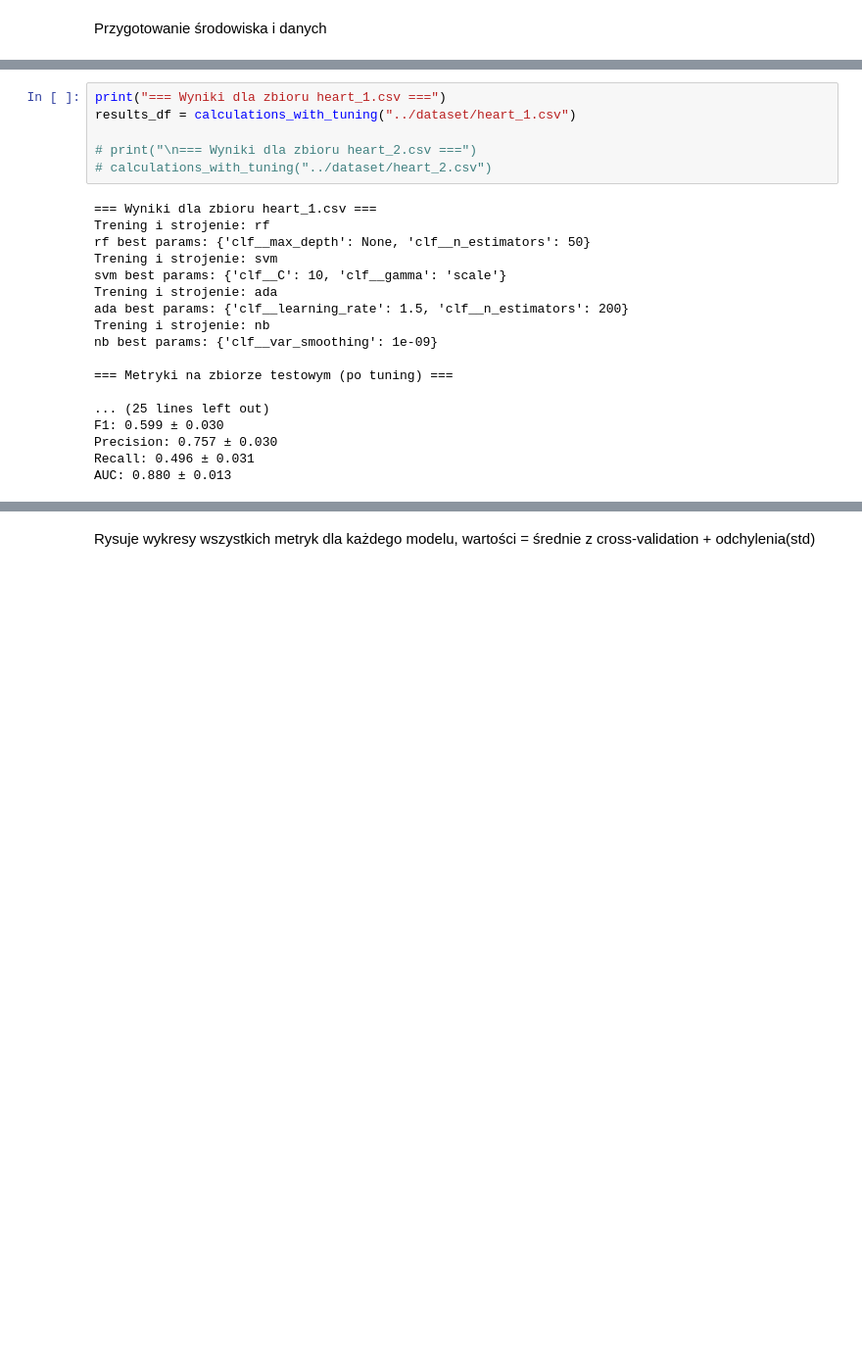
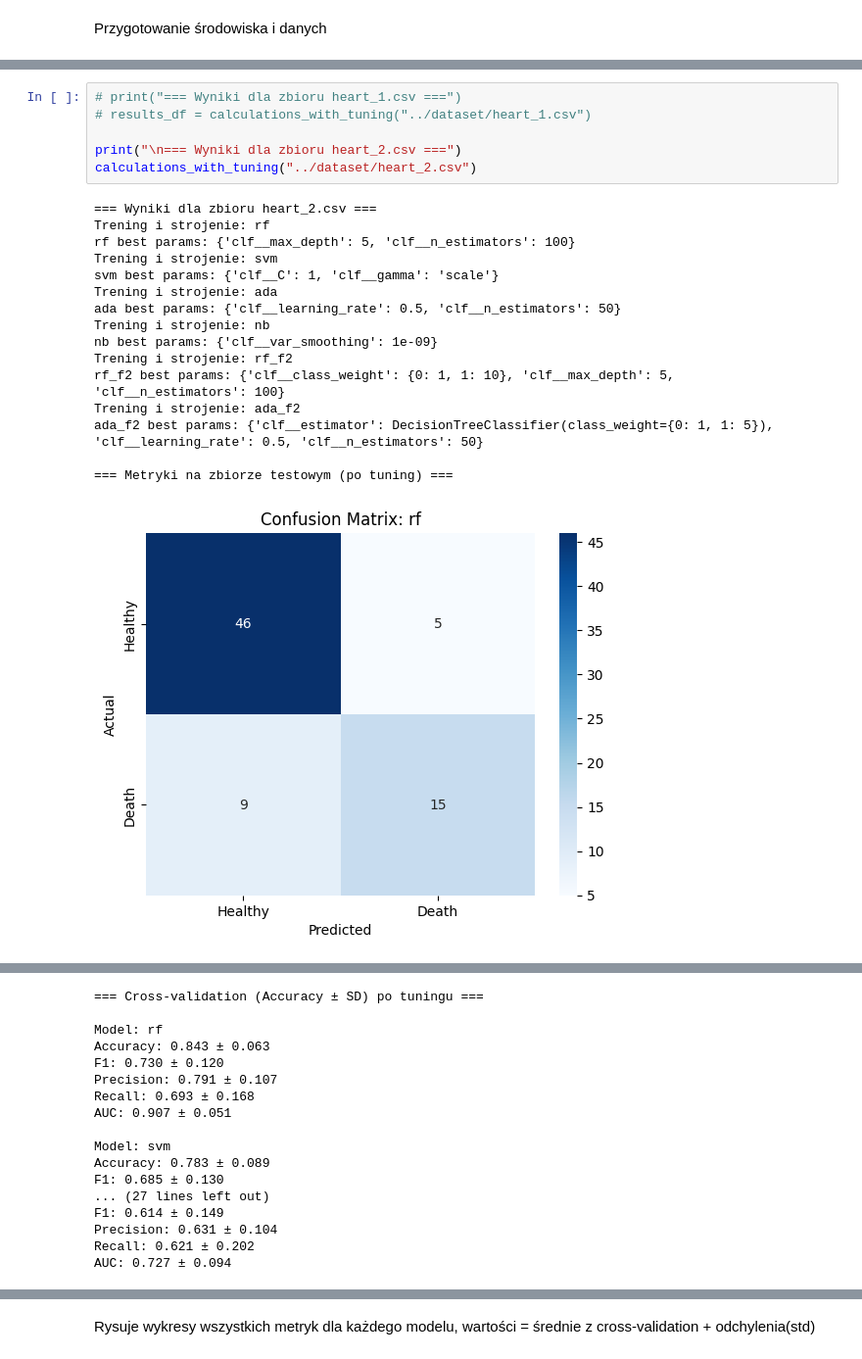
Before and after one commit to pawel491/SI_project, a Jupyter notebook: src/main.ipynb, the cells around one changed output, grey strips where cells are left out. Shown at 98% size. Drawn from its saved outputs; the diff is of its cells as text; blank space fills up the shorter version.

Commit message:
Added new models that focus on minimizing false negatives

```diff
--- a/src/main.ipynb
+++ b/src/main.ipynb
@@ -137,26 +192,25 @@ Przygotowanie środowiska i danych
         plt.title(title)
         plt.show()
 # %%
-print("=== Wyniki dla zbioru heart_1.csv ===")
-results_df = calculations_with_tuning("../dataset/heart_1.csv")
+# print("=== Wyniki dla zbioru heart_1.csv ===")
+# results_df = calculations_with_tuning("../dataset/heart_1.csv")
 
-# print("\n=== Wyniki dla zbioru heart_2.csv ===")
-# calculations_with_tuning("../dataset/heart_2.csv")
+print("\n=== Wyniki dla zbioru heart_2.csv ===")
+calculations_with_tuning("../dataset/heart_2.csv")
 # %% [output]
-=== Wyniki dla zbioru heart_1.csv ===
+=== Wyniki dla zbioru heart_2.csv ===
 Trening i strojenie: rf
-rf best params: {'clf__max_depth': None, 'clf__n_estimators': 50}
+rf best params: {'clf__max_depth': 5, 'clf__n_estimators': 100}
 Trening i strojenie: svm
-svm best params: {'clf__C': 10, 'clf__gamma': 'scale'}
+svm best params: {'clf__C': 1, 'clf__gamma': 'scale'}
 Trening i strojenie: ada
-ada best params: {'clf__learning_rate': 1.5, 'clf__n_estimators': 200}
+ada best params: {'clf__learning_rate': 0.5, 'clf__n_estimators': 50}
 Trening i strojenie: nb
 nb best params: {'clf__var_smoothing': 1e-09}
+Trening i strojenie: rf_f2
+rf_f2 best params: {'clf__class_weight': {0: 1, 1: 10}, 'clf__max_depth': 5, 'clf__n_estimators': 100}
+Trening i strojenie: ada_f2
+ada_f2 best params: {'clf__estimator': DecisionTreeClassifier(class_weight={0: 1, 1: 5}), 'clf__learning_rate': 0.5, 'clf__n_estimators': 50}
 
 === Metryki na zbiorze testowym (po tuning) ===
-
-... (25 lines left out)
-F1: 0.599 ± 0.030
-Precision: 0.757 ± 0.030
-Recall: 0.496 ± 0.031
-AUC: 0.880 ± 0.013
+[figure, added]
@@ -162,0 +222,17 @@ AUC: 0.880 ± 0.013
+=== Cross-validation (Accuracy ± SD) po tuningu ===
+
+Model: rf
+Accuracy: 0.843 ± 0.063
+F1: 0.730 ± 0.120
+Precision: 0.791 ± 0.107
+Recall: 0.693 ± 0.168
+AUC: 0.907 ± 0.051
+
+Model: svm
+Accuracy: 0.783 ± 0.089
+F1: 0.685 ± 0.130
+... (27 lines left out)
+F1: 0.614 ± 0.149
+Precision: 0.631 ± 0.104
+Recall: 0.621 ± 0.202
+AUC: 0.727 ± 0.094
```
Also changed, not shown: parts of 2 cells of this notebook, 5 other files.
